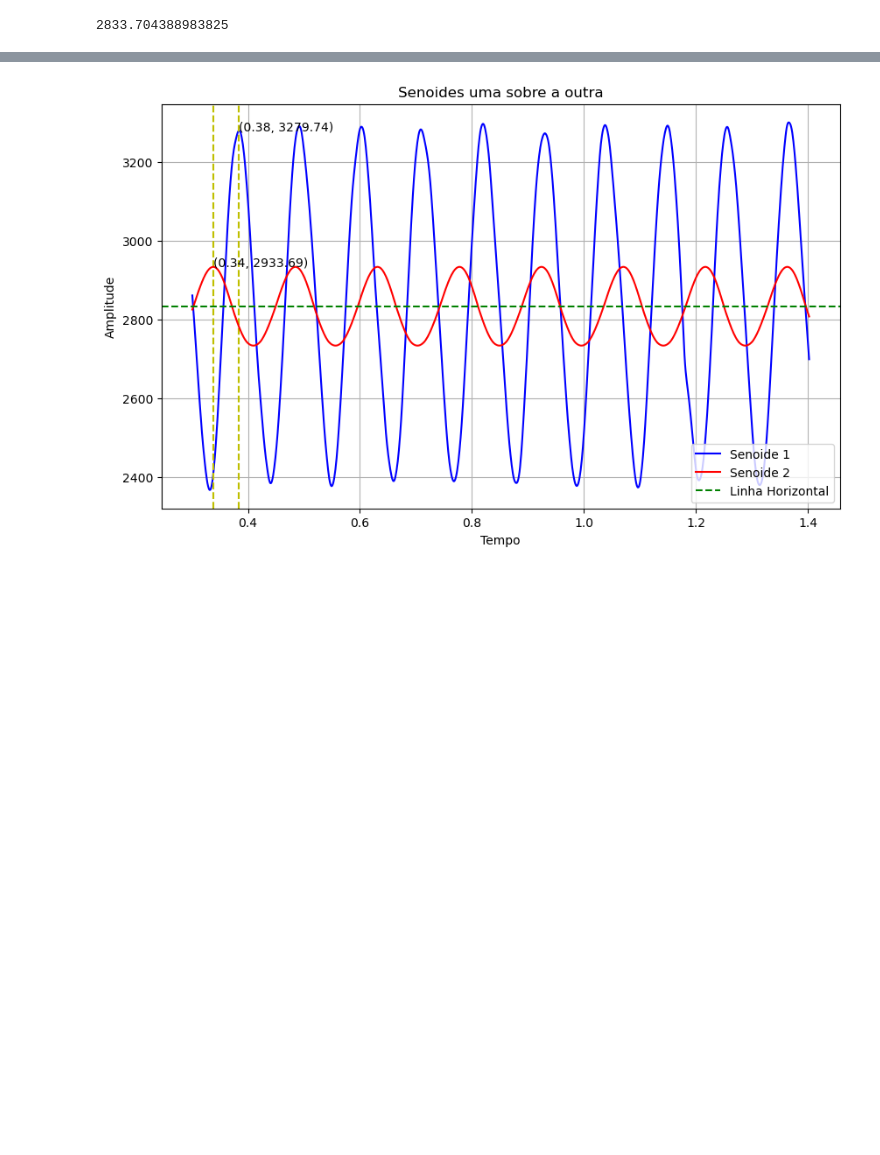
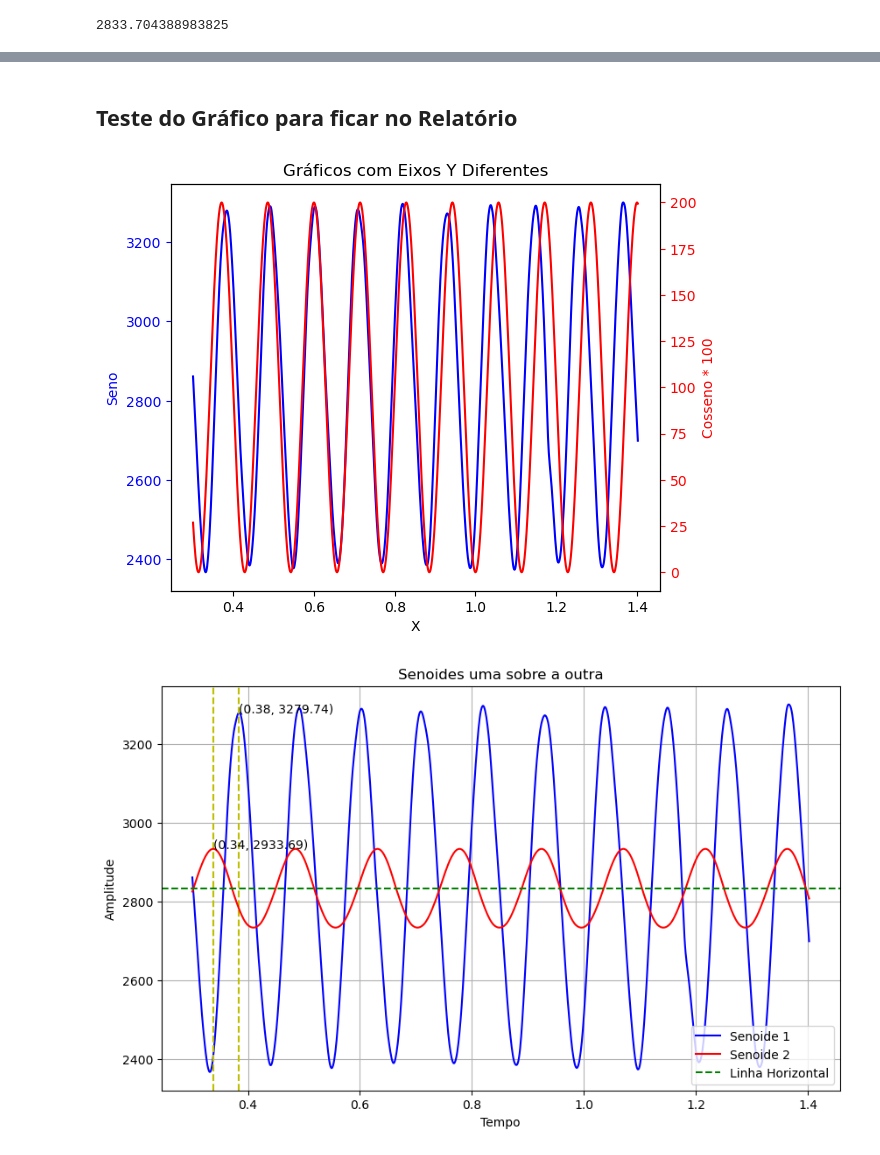
Before and after one commit to camillemotajf/lab_controle, a Jupyter notebook: filtro_data_10rpm_defasagem.ipynb, the cells around one changed output, grey strips where cells are left out. Drawn from its saved outputs; the diff is of its cells as text; code cells hidden in the pictures; blank space fills up the shorter version.

```diff
--- a/filtro_data_10rpm_defasagem.ipynb
+++ b/filtro_data_10rpm_defasagem.ipynb
@@ -233,6 +232,28 @@ print(fase)
 tempo 1:  0.3838278640204363
 0.012025938298290406
 43.29337787384546
+# %% [markdown]
+## Teste do Gráfico para ficar no Relatório
+# %%
+fig, ax1 = plt.subplots()
+
+# Primeiro gráfico
+ax1.plot(t_resumido, amplitude1, label='Saída', color='blue')
+ax1.set_xlabel('X')
+ax1.set_ylabel('Seno', color='b')
+ax1.tick_params('y', colors='b')
+
+# Cria um segundo eixo y, compartilhando o mesmo eixo x
+ax2 = ax1.twinx()
+ax2.plot(t_resumido, data_tensao_shiftada - shiftar + 100, label='Entrada', color='red')
+ax2.set_ylabel('Cosseno * 100', color='r')
+ax2.tick_params('y', colors='r')
+
+fig.tight_layout()
+plt.title('Gráficos com Eixos Y Diferentes')
+plt.show()
+# %% [output]
+[figure, added]
 # %%
 data_tensao_shiftada=(data_tensao['tensao'].iloc[300:1400]+shiftar-100)
 # %%
```
Also changed, not shown: parts of 1 cell of this notebook, 1 other file.
